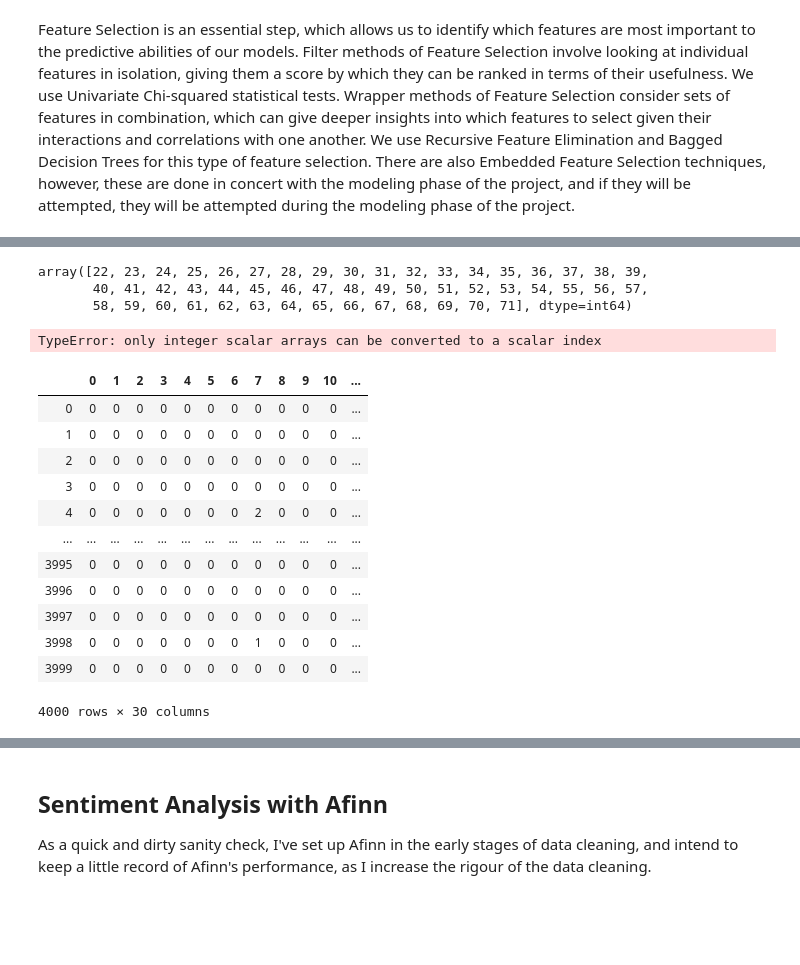
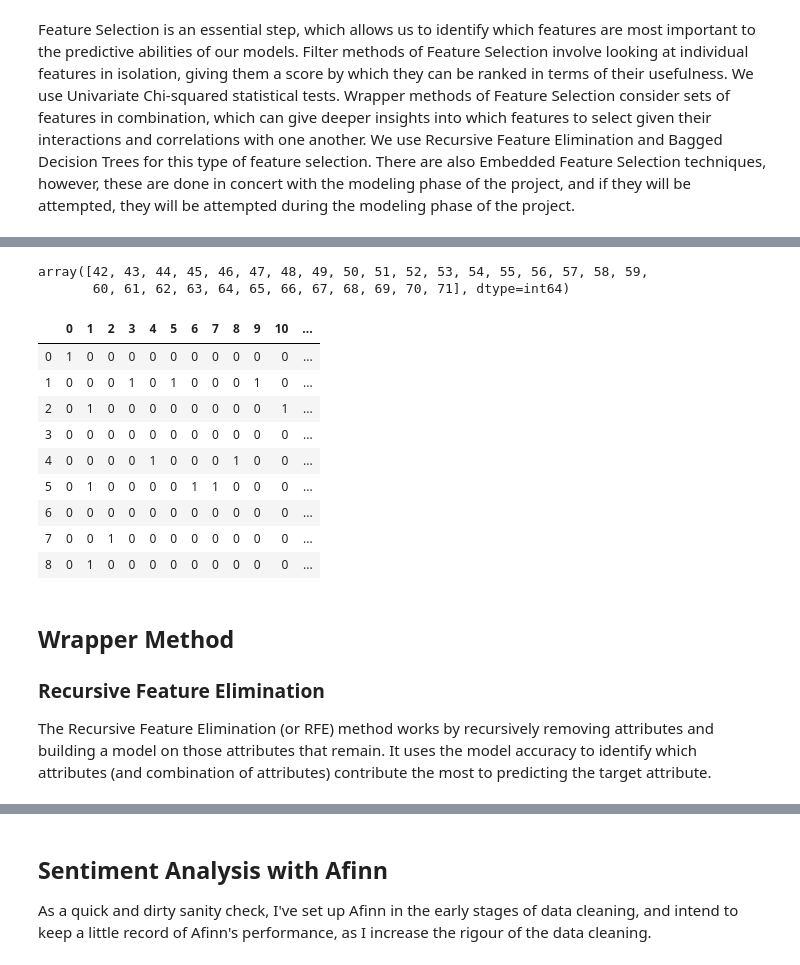
Before and after one commit to 3dspace/language-processing-lifecycle-fall2019, a Jupyter notebook: pgray-csml1010-project.ipynb, the cells around one changed output, grey strips where cells are left out. Cells and saved outputs as stored; diff of their text form; code cells hidden in the pictures; blank space fills up the shorter version.

Commit message:
More feature selection

```diff
--- a/pgray-csml1010-project.ipynb
+++ b/pgray-csml1010-project.ipynb
@@ -772,45 +850,45 @@ Feature Selection is an essential step, which allows us to identify which featur
 # %%
-from sklearn.feature_selection import SelectKBest
-from sklearn.feature_selection import chi2
+
 
 # Create and fit selector
-selector = SelectKBest(chi2, k=50)
-cv_micro_matrix_new = selector.fit_transform(cv_micro_matrix, df_micro['sentiment'])
+selector_micro = SelectKBest(chi2, k=30)
+cv_micro_matrix_new = selector_micro.fit_transform(cv_micro_matrix, df_micro['sentiment'])
 # Get columns to keep
-cols = selector.get_support(indices=True)
+cols_micro = selector_micro.get_support(indices=True)
 # Create new dataframe with only desired columns, or overwrite existing
 #features_df_new = features_df[cols]
-cols
+cols_micro
 
-
+##vocab = cv_micro.get_feature_names()
+#vocab[np.array(2, 23, 24, 25, 26, 27, 28, 29, 30, 31, 32, 33, 34, 35, 36, 37, 38, 39,
+#       40, 41, 42, 43, 44, 45, 46, 47, 48, 49, 50, 51, 52, 53, 54, 55, 56, 57,
+#       58, 59, 60, 61, 62, 63, 64, 65, 66, 67, 68, 69, 70, 71)]
 #cv_micro_matrix_new = SelectKBest(chi2, k=50).fit_transform(cv_micro_matrix, df_micro['sentiment'])
 
-##mask = cv_micro_matrix_new.get_support()
+#mask = cv_micro_matrix_new.get_support()
+#mask
 #new_features = df_micro.columns[mask]
 
 #vocab_selected = cv_micro_matrix_new.get_feature_names()
 # %% [output]
-array([22, 23, 24, 25, 26, 27, 28, 29, 30, 31, 32, 33, 34, 35, 36, 37, 38, 39,
-       40, 41, 42, 43, 44, 45, 46, 47, 48, 49, 50, 51, 52, 53, 54, 55, 56, 57,
-       58, 59, 60, 61, 62, 63, 64, 65, 66, 67, 68, 69, 70, 71], dtype=int64)
+array([42, 43, 44, 45, 46, 47, 48, 49, 50, 51, 52, 53, 54, 55, 56, 57, 58, 59,
+       60, 61, 62, 63, 64, 65, 66, 67, 68, 69, 70, 71], dtype=int64)
 # %%
-pd.DataFrame(np.round(cv_micro_matrix_new, 2), columns=vocab_micro[cols])
+pd.DataFrame(np.round(cv_micro_matrix_new, 2)) #, columns=vocab_micro[cols])
 # %% [output]
-TypeError: only integer scalar arrays can be converted to a scalar index
+|  | 0 | 1 | 2 | 3 | 4 | 5 | 6 | 7 | 8 | 9 | 10 | ... |
+| 0 | 1 | 0 | 0 | 0 | 0 | 0 | 0 | 0 | 0 | 0 | 0 | ... |
+| 1 | 0 | 0 | 0 | 1 | 0 | 1 | 0 | 0 | 0 | 1 | 0 | ... |
+| 2 | 0 | 1 | 0 | 0 | 0 | 0 | 0 | 0 | 0 | 0 | 1 | ... |
+| 3 | 0 | 0 | 0 | 0 | 0 | 0 | 0 | 0 | 0 | 0 | 0 | ... |
+| 4 | 0 | 0 | 0 | 0 | 1 | 0 | 0 | 0 | 1 | 0 | 0 | ... |
+| 5 | 0 | 1 | 0 | 0 | 0 | 0 | 1 | 1 | 0 | 0 | 0 | ... |
+| 6 | 0 | 0 | 0 | 0 | 0 | 0 | 0 | 0 | 0 | 0 | 0 | ... |
+| 7 | 0 | 0 | 1 | 0 | 0 | 0 | 0 | 0 | 0 | 0 | 0 | ... |
+| 8 | 0 | 1 | 0 | 0 | 0 | 0 | 0 | 0 | 0 | 0 | 0 | ... |
-# %%
-cv_matrix_new = SelectKBest(chi2, k=30).fit_transform(cv_matrix, df_sm['sentiment'])
-pd.DataFrame(np.round(cv_matrix_new, 2))
-# %% [output]
-|  | 0 | 1 | 2 | 3 | 4 | 5 | 6 | 7 | 8 | 9 | 10 | ... |
-| 0 | 0 | 0 | 0 | 0 | 0 | 0 | 0 | 0 | 0 | 0 | 0 | ... |
-| 1 | 0 | 0 | 0 | 0 | 0 | 0 | 0 | 0 | 0 | 0 | 0 | ... |
-| 2 | 0 | 0 | 0 | 0 | 0 | 0 | 0 | 0 | 0 | 0 | 0 | ... |
-| 3 | 0 | 0 | 0 | 0 | 0 | 0 | 0 | 0 | 0 | 0 | 0 | ... |
-| 4 | 0 | 0 | 0 | 0 | 0 | 0 | 0 | 2 | 0 | 0 | 0 | ... |
-| ... | ... | ... | ... | ... | ... | ... | ... | ... | ... | ... | ... | ... |
-| 3995 | 0 | 0 | 0 | 0 | 0 | 0 | 0 | 0 | 0 | 0 | 0 | ... |
-| 3996 | 0 | 0 | 0 | 0 | 0 | 0 | 0 | 0 | 0 | 0 | 0 | ... |
-| 3997 | 0 | 0 | 0 | 0 | 0 | 0 | 0 | 0 | 0 | 0 | 0 | ... |
-| 3998 | 0 | 0 | 0 | 0 | 0 | 0 | 0 | 1 | 0 | 0 | 0 | ... |
-| 3999 | 0 | 0 | 0 | 0 | 0 | 0 | 0 | 0 | 0 | 0 | 0 | ... |
-4000 rows × 30 columns
+# %% [markdown]
+## Wrapper Method
+
+### Recursive Feature Elimination
+
+The Recursive Feature Elimination (or RFE) method works by recursively removing attributes and building a model on those attributes that remain. It uses the model accuracy to identify which attributes (and combination of attributes) contribute the most to predicting the target attribute.
```
Also changed, not shown: parts of 14 cells of this notebook.
